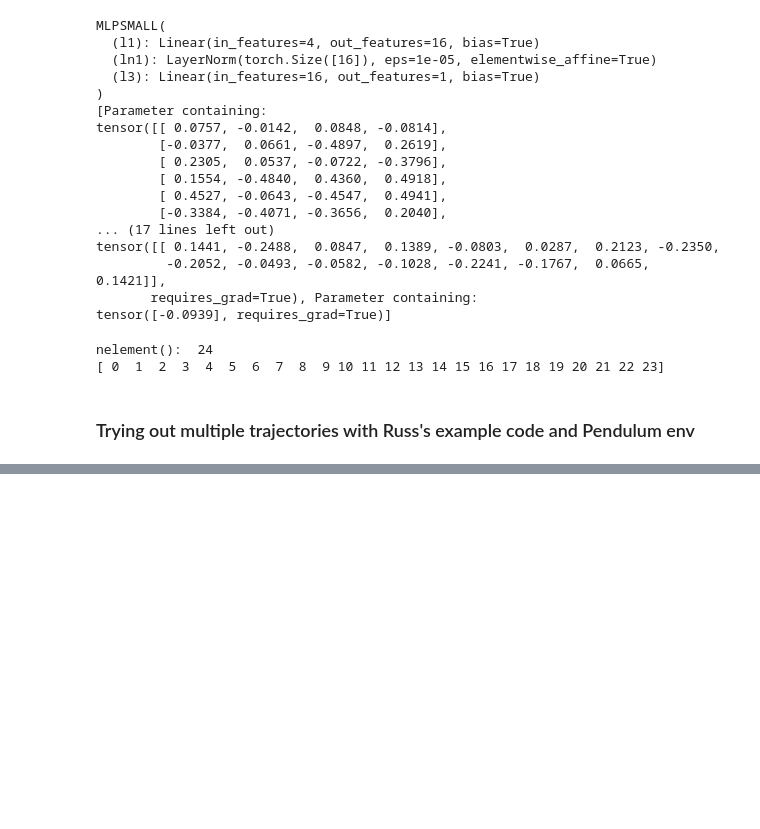
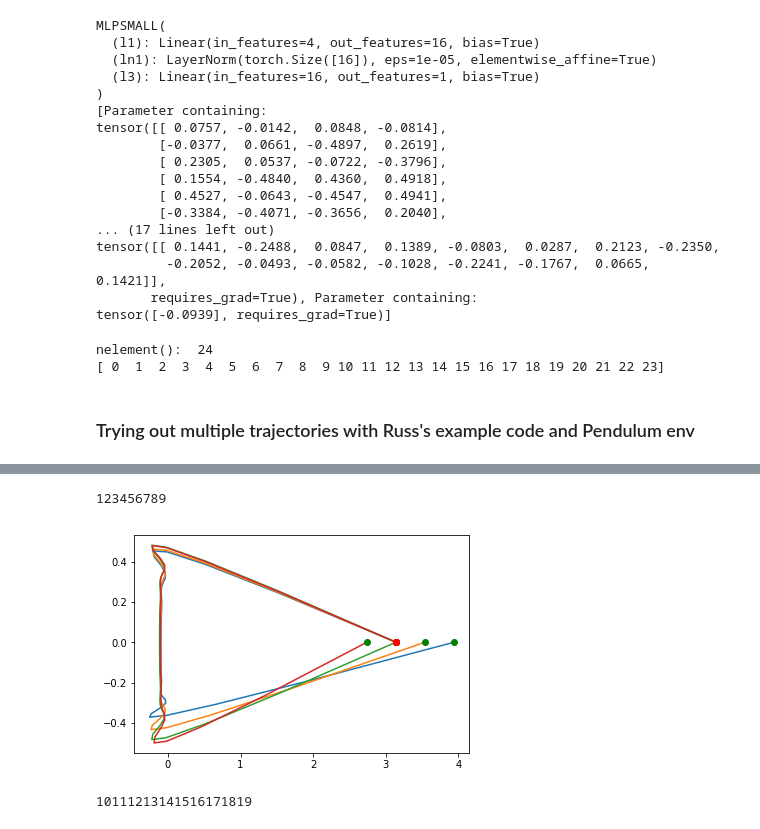
Before and after one commit to robert-verkuil/drake-pytorch, a Jupyter notebook: python/Real NN Constraint Testing.ipynb, the cells around one changed output, grey strips where cells are left out. Drawn from its saved outputs; the diff is of its cells as text; code cells hidden in the pictures; blank space fills up the shorter version.

```diff
--- a/python/Real NN Constraint Testing.ipynb
+++ b/python/Real NN Constraint Testing.ipynb
@@ -226,0 +224,80 @@ SolutionResult.kSolutionFound
+# %%
+import copy
+vis_cb_counter = 0
+def cb(hux):
+    global vis_cb_counter
+    vis_cb_counter += 1
+    print(vis_cb_counter, end='')
+    if (vis_cb_counter+1) % 10 != 0:
+        return
+
+    num_h = num_trajectories
+    num_u = num_trajectories*num_samples*num_inputs
+    num_x = num_trajectories*num_samples*num_states
+    cb_h = hux[:num_trajectories].reshape((num_trajectories, 1))
+    cb_u = hux[num_h:num_h+num_u].reshape((num_trajectories, num_inputs, num_samples))
+    cb_x = hux[num_h+num_u:num_h+num_u+num_x].reshape((num_trajectories, num_states, num_samples))
+#     print(cb_h.shape, cb_u.shape, cb_x.shape)
+
+    # Visualize the trajectories
+    for ti in range(num_trajectories):
+        h_sol = cb_h[ti][0]
+        breaks = [h_sol*i for i in range(num_samples)]
+        knots = cb_x[ti]
+        x_trajectory = PiecewisePolynomial.Cubic(breaks, knots, False)
+        t_samples = np.linspace(breaks[0], breaks[-1], 45)
+        x_samples = np.hstack([x_trajectory.value(t) for t in t_samples])
+        # Visualize the trajectories
+        plt.plot(x_samples[0,:], x_samples[1,:])
+        plt.plot(x_samples[0,0], x_samples[1,0], 'go')
+        plt.plot(x_samples[0,-1], x_samples[1,-1], 'ro')
+
+        # Visualize what the policy would have us do from those points, as dotted lines.
+        builder = DiagramBuilder()
+        pendulum = builder.AddSystem(PendulumPlant())
+
+
+        # TODO(russt): add wrap-around logic to barycentric mesh
+        # (so the policy has it, too)
+        class WrapTheta(VectorSystem):
+            def __init__(self):
+                VectorSystem.__init__(self, 2, 2)
+
+            def _DoCalcVectorOutput(self, context, input, state, output):
+                output[:] = input
+                twoPI = 2.*math.pi
+                output[0] = output[0] - twoPI * math.floor(output[0] / twoPI)
+
+
+        wrap = builder.AddSystem(WrapTheta())
+        builder.Connect(pendulum.get_output_port(0), wrap.get_input_port(0))
+        vi_policy = builder.AddSystem(policy)
+        builder.Connect(wrap.get_output_port(0), vi_policy.get_input_port(0))
+        builder.Connect(vi_policy.get_output_port(0), pendulum.get_input_port(0))
+
+        logger = builder.AddSystem(SignalLogger(2))
+        logger._DeclarePeriodicPublish(0.033333, 0.0)
+        builder.Connect(pendulum.get_output_port(0), logger.get_input_port(0))
+
+        diagram = builder.Build()
+        simulator = Simulator(diagram)
+        simulator.set_publish_every_time_step(False)
+
+        state = simulator.get_mutable_context().get_mutable_continuous_state_vector()
+        state.SetFromVector([0.1, 0.0])
+
+        simulator.StepTo(10.)
+
+    plt.show()
+
+# print([np.array(arr).shape for arr in (h,u,x)])
+flat_h = np.hstack(elem.flatten() for elem in h)
+flat_u = np.hstack(elem.flatten() for elem in u)
+flat_x = np.hstack(elem.flatten() for elem in x)
+# print(flat_h.shape, flat_u.shape, flat_x.shape)
+prog.AddVisualizationCallback(cb, np.hstack([flat_h, flat_u, flat_x]))
+result = prog.Solve()
+# %% [output]
+123456789
+[figure, added]
+10111213141516171819
```
Also changed, not shown: parts of 8 cells of this notebook, 1 other file.
